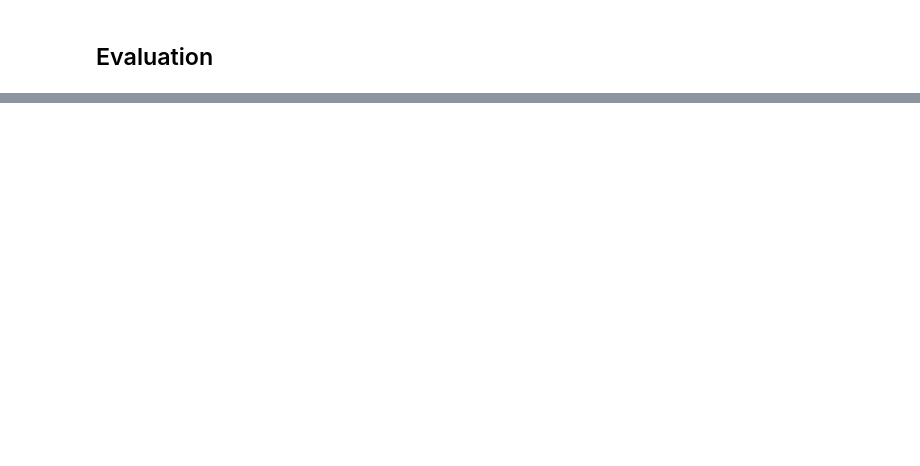
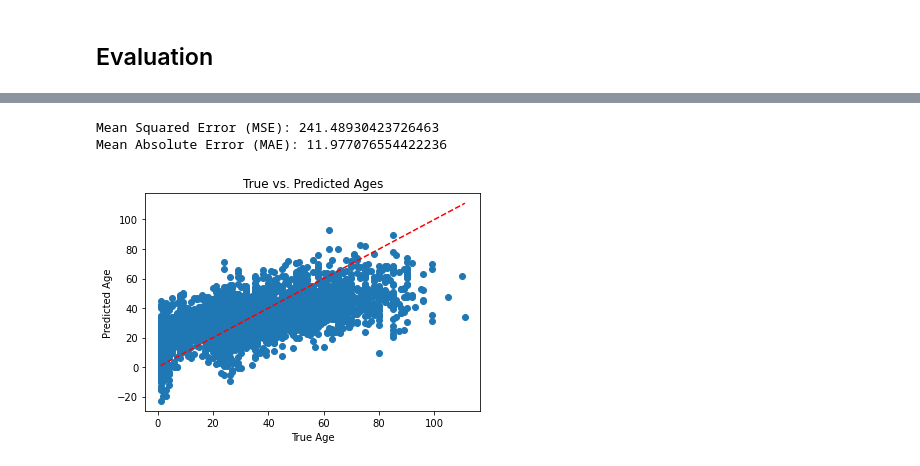
Before and after one commit to salveendutt/Age-Recognition-App, a Jupyter notebook: Age Recognition/Models/resnet_model_age_recognition.ipynb, the cells around one changed output, grey strips where cells are left out. Drawn from its saved outputs; the diff is of its cells as text; code cells hidden in the pictures; blank space fills up the shorter version.

```diff
--- a/Age Recognition/Models/resnet_model_age_recognition.ipynb
+++ b/Age Recognition/Models/resnet_model_age_recognition.ipynb
@@ -16,7 +17,7 @@ from tensorflow.keras.layers import Input, Dense, Dropout, Conv2D, Flatten, MaxP
 images = []
 ages = []
 # Please provide your own image path to the dataface with faces.
-path = "../../Dataset/Age Recognition/UTKFace"
+path = "../../Datasets/UTKFace"
 # %% [markdown]
 ### Functions
 # %%
@@ -175,0 +151,4 @@ predicted_age
+# %%
+model = load_model("../../app/models/resnet_trainable.h5")
+# %%
+y_pred = model.predict(X_test)
@@ -175,0 +157,20 @@ predicted_age
+# %%
+from sklearn.metrics import mean_squared_error, mean_absolute_error
+
+mse = mean_squared_error(y_test, y_pred)
+mae = mean_absolute_error(y_test, y_pred)
+
+print("Mean Squared Error (MSE):", mse)
+print("Mean Absolute Error (MAE):", mae)
+# %% [output]
+Mean Squared Error (MSE): 241.48930423726463
+Mean Absolute Error (MAE): 11.977076554422236
+# %%
+plt.scatter(y_test, y_pred)
+plt.plot([min(y_test), max(y_test)], [min(y_test), max(y_test)], color='red', linestyle='--')
+plt.xlabel('True Age')
+plt.ylabel('Predicted Age')
+plt.title('True vs. Predicted Ages')
+plt.show()
+# %% [output]
+[figure, added]
```
Also changed, not shown: parts of 18 cells of this notebook, 2 other files.
